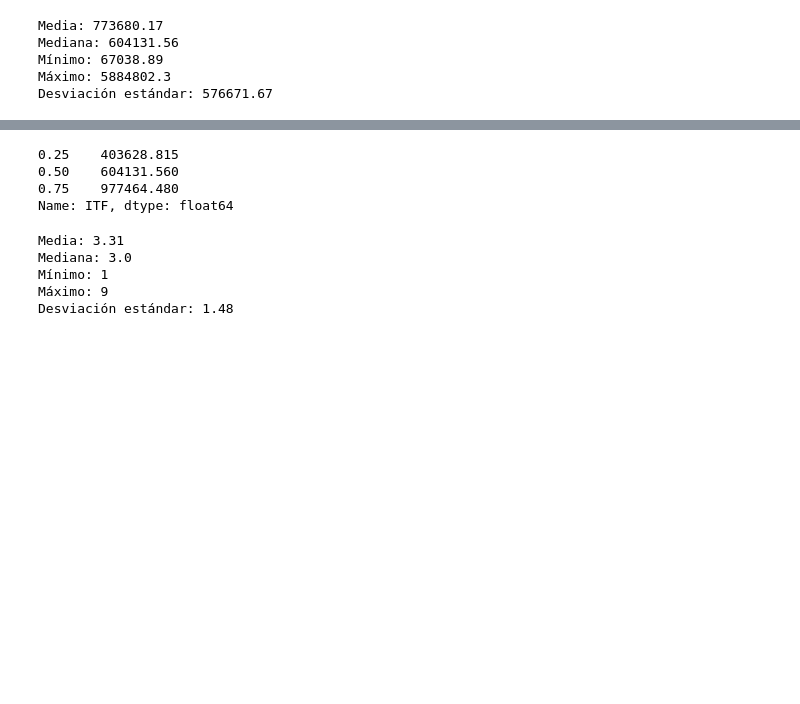
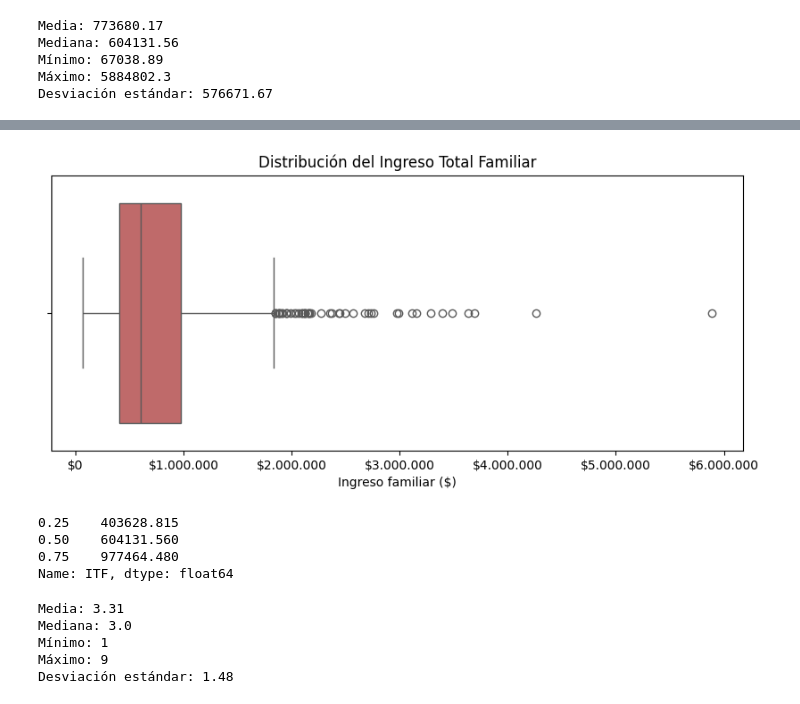
Before and after one commit to VMSot/practicaProfesional1, a Jupyter notebook: notebooks/estadisticas_descriptivas_univariantes.ipynb, the cells around one changed output, grey strips where cells are left out. Drawn from its saved outputs; the diff is of its cells as text; code cells hidden in the pictures; blank space fills up the shorter version.

```diff
--- a/notebooks/estadisticas_descriptivas_univariantes.ipynb
+++ b/notebooks/estadisticas_descriptivas_univariantes.ipynb
@@ -23,3 +46,24 @@ Desviación estándar: 576671.67
+# %%
+#boxplot ITF
+import matplotlib.ticker as ticker
+
+plt.figure(figsize=(10, 4))
+
+sns.boxplot(
+    x=df_clean["ITF"],
+    color="indianred"
+)
+
+plt.title("Distribución del Ingreso Total Familiar")
+plt.xlabel("Ingreso familiar ($)")
+
+plt.gca().xaxis.set_major_formatter(
+    ticker.FuncFormatter(lambda x, pos: f"${x:,.0f}".replace(",", "."))
+)
+
+plt.show()
+# %% [output]
+[figure, added]
 # %%
 percentiles = df_clean["ITF"].quantile([0.25, 0.50, 0.75])
 
```
Also changed, not shown: parts of 5 cells of this notebook.
